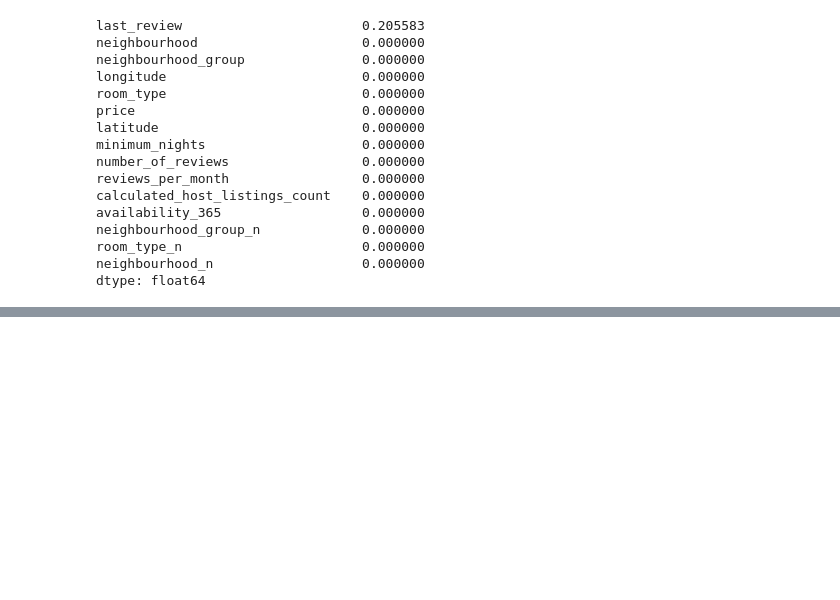
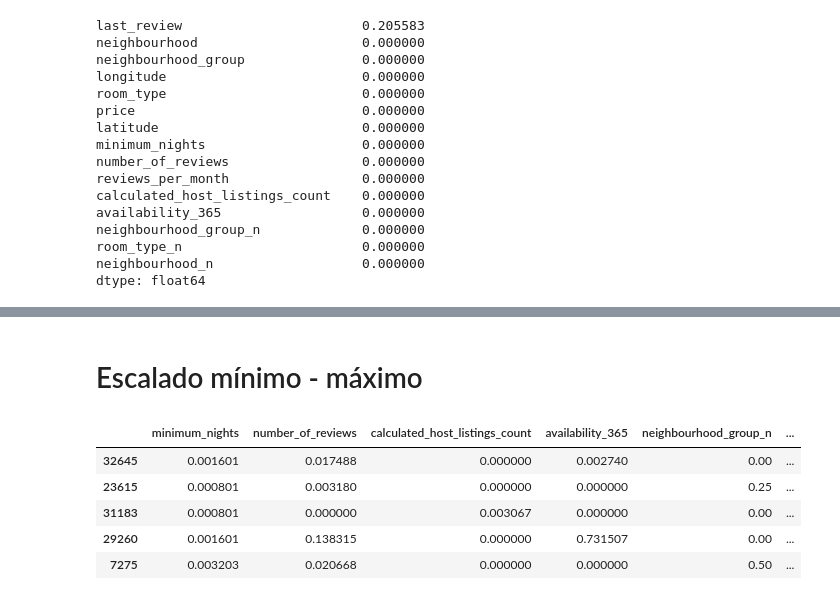
Before and after one commit to 4GeeksAcademy/ginappedrosa-machine-learning-python-template, a Jupyter notebook: src/explore.ipynb, the cells around one changed output, grey strips where cells are left out. Saved outputs shown, nothing was run; the diff lists cells and outputs as text; code cells hidden in the pictures; blank space fills up the shorter version.

```diff
--- a/src/explore.ipynb
+++ b/src/explore.ipynb
@@ -533,0 +597,34 @@ dtype: int64
+# %% [markdown]
+# Escalado mínimo - máximo
+# %%
+from sklearn.preprocessing import MinMaxScaler
+
+### NORMALIZAMOS EL DATAFRAME CON OUTLIERS Y LO GUARDAMOS
+scaler_con_outliers = MinMaxScaler()
+scaler_con_outliers.fit(X_train_con_outliers)
+
+X_train_con_outliers_scal = scaler_con_outliers.transform(X_train_con_outliers)
+X_train_con_outliers_scal = pd.DataFrame(X_train_con_outliers_scal, index = X_train_con_outliers.index, columns = num_variables)
+
+X_test_con_outliers_scal = scaler_con_outliers.transform(X_test_con_outliers)
+X_test_con_outliers_scal = pd.DataFrame(X_test_con_outliers_scal, index = X_test_con_outliers.index, columns = num_variables)
+
+
+### ESCALAMOS EL DATAFRAME SIN OUTLIERS Y LO GUARDAMOS
+scaler_sin_outliers = MinMaxScaler()
+scaler_sin_outliers.fit(X_train_sin_outliers)
+
+X_train_sin_outliers_scal = scaler_sin_outliers.transform(X_train_sin_outliers)
+X_train_sin_outliers_scal = pd.DataFrame(X_train_sin_outliers_scal, index = X_train_sin_outliers.index, columns = num_variables)
+
+X_test_sin_outliers_scal = scaler_sin_outliers.transform(X_test_sin_outliers)
+X_test_sin_outliers_scal = pd.DataFrame(X_test_sin_outliers_scal, index = X_test_sin_outliers.index, columns = num_variables)
+
+X_train_con_outliers_scal.head()
+# %% [output]
+|  | minimum_nights | number_of_reviews | calculated_host_listings_count | availability_365 | neighbourhood_group_n | ... |
+| 32645 | 0.001601 | 0.017488 | 0.000000 | 0.002740 | 0.00 | ... |
+| 23615 | 0.000801 | 0.003180 | 0.000000 | 0.000000 | 0.25 | ... |
+| 31183 | 0.000801 | 0.000000 | 0.003067 | 0.000000 | 0.00 | ... |
+| 29260 | 0.001601 | 0.138315 | 0.000000 | 0.731507 | 0.00 | ... |
+| 7275 | 0.003203 | 0.020668 | 0.000000 | 0.000000 | 0.50 | ... |
```
Also changed, not shown: parts of 11 cells of this notebook, 19 other files.
